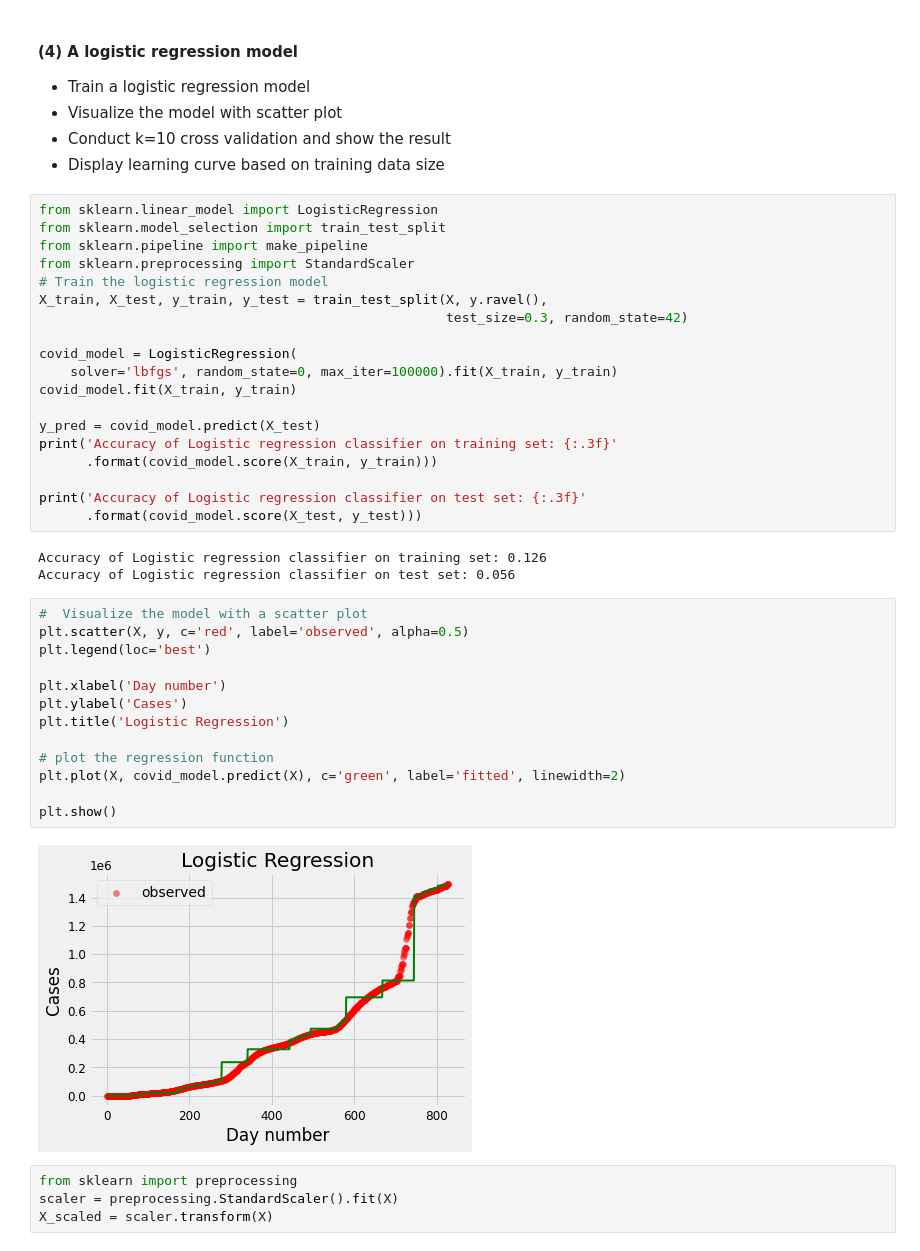
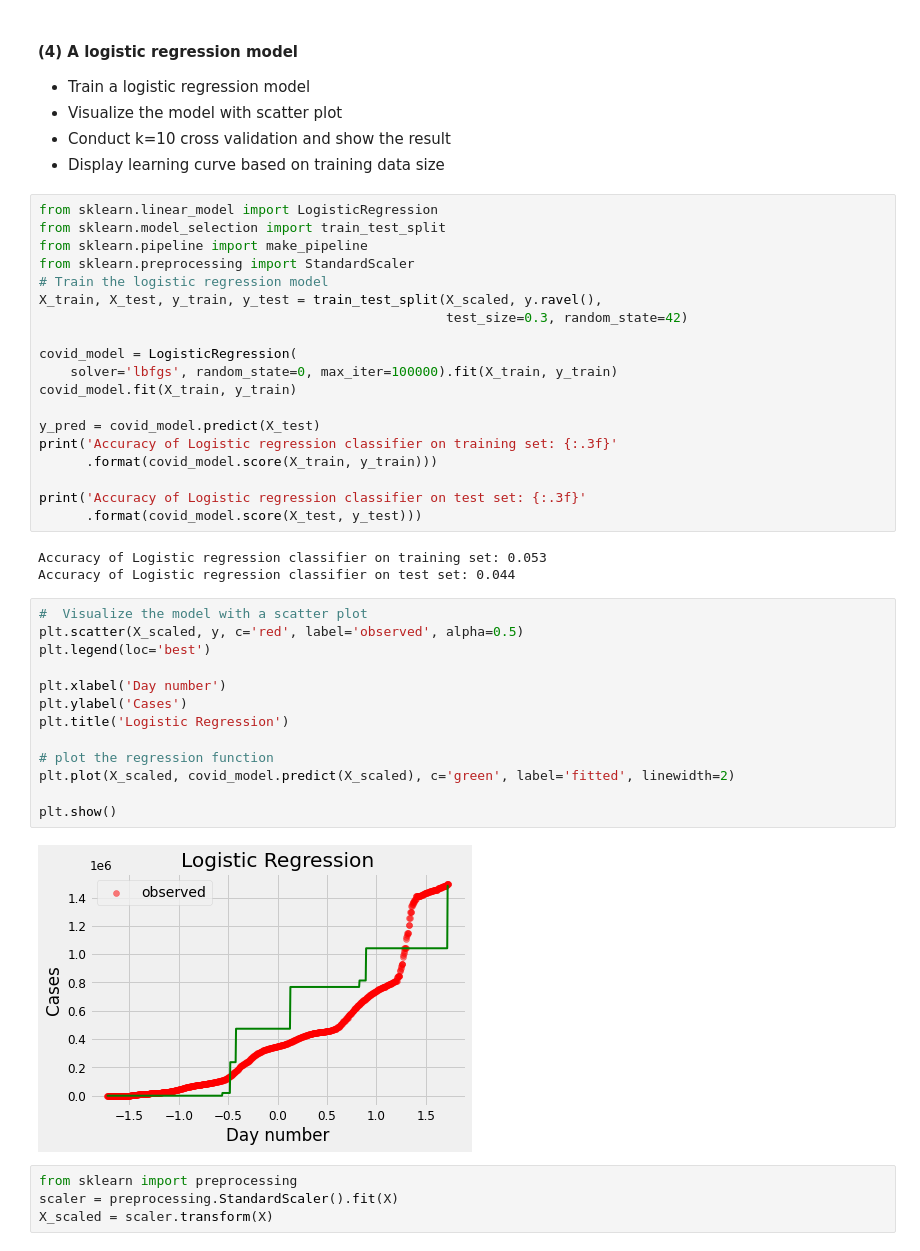
Before and after one commit to miamrodgers/4310-ML, a Jupyter notebook: ME5_simpleRegression_COVID19/simpleLinearRegression.ipynb, the cells around one changed output. Saved outputs shown, nothing was run; the diff lists cells and outputs as text.

```diff
--- a/ME5_simpleRegression_COVID19/simpleLinearRegression.ipynb
+++ b/ME5_simpleRegression_COVID19/simpleLinearRegression.ipynb
@@ -811,7 +808,7 @@ from sklearn.model_selection import train_test_split
 from sklearn.pipeline import make_pipeline
 from sklearn.preprocessing import StandardScaler
 # Train the logistic regression model
-X_train, X_test, y_train, y_test = train_test_split(X, y.ravel(),
+X_train, X_test, y_train, y_test = train_test_split(X_scaled, y.ravel(),
                                                     test_size=0.3, random_state=42)
 
 covid_model = LogisticRegression(
@@ -825,23 +822,23 @@ print('Accuracy of Logistic regression classifier on training set: {:.3f}'
 print('Accuracy of Logistic regression classifier on test set: {:.3f}'
       .format(covid_model.score(X_test, y_test)))
 # %% [output]
-Accuracy of Logistic regression classifier on training set: 0.126
-Accuracy of Logistic regression classifier on test set: 0.056
+Accuracy of Logistic regression classifier on training set: 0.053
+Accuracy of Logistic regression classifier on test set: 0.044
 # %%
 #  Visualize the model with a scatter plot
-plt.scatter(X, y, c='red', label='observed', alpha=0.5)
+plt.scatter(X_scaled, y, c='red', label='observed', alpha=0.5)
 plt.legend(loc='best')
 
 plt.xlabel('Day number')
 plt.ylabel('Cases')
 plt.title('Logistic Regression')
 
 # plot the regression function
-plt.plot(X, covid_model.predict(X), c='green', label='fitted', linewidth=2)
+plt.plot(X_scaled, covid_model.predict(X_scaled), c='green', label='fitted', linewidth=2)
 
 plt.show()
 # %% [output]
-[figure, old version]
+[figure, new version]
 # %%
 from sklearn import preprocessing
 scaler = preprocessing.StandardScaler().fit(X)
```
Also changed, not shown: parts of 15 cells of this notebook, 9 other files.
